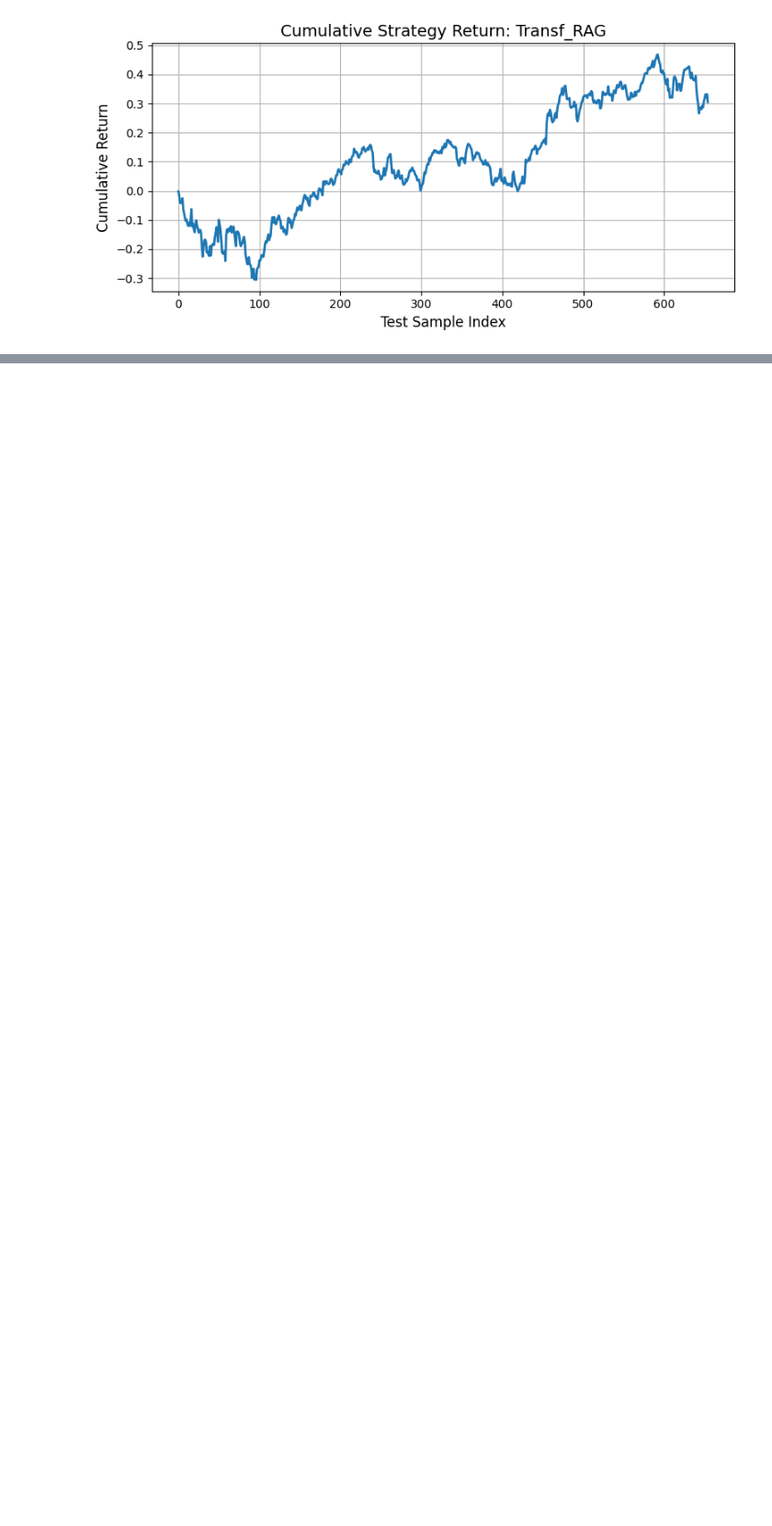
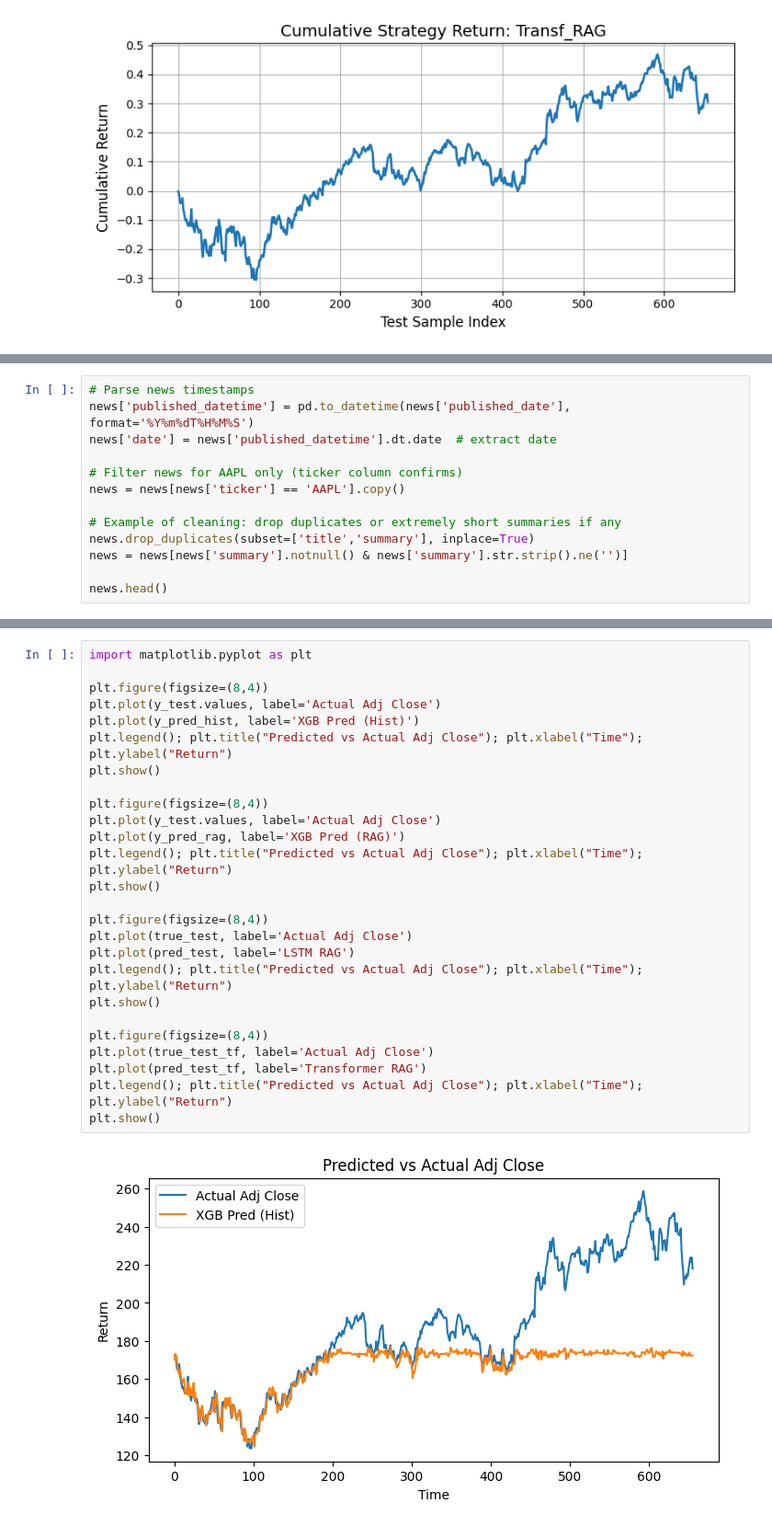
Before and after one commit to ProtonPratt/AmbiguityAssault, a Jupyter notebook: src/baseline/rag_finbert.ipynb, the cells around one changed output, grey strips where cells are left out. Shown at 92% size. Drawn from its saved outputs; the diff is of its cells as text; blank space fills up the shorter version.

Commit message:
Added Xgboost transformer and LSTM for Adj Close

```diff
--- a/src/baseline/rag_finbert.ipynb
+++ b/src/baseline/rag_finbert.ipynb
@@ -501,0 +503,13 @@ data.dropna(inplace=True)
+# %%
+# Parse news timestamps
+news['published_datetime'] = pd.to_datetime(news['published_date'], format='%Y%m%dT%H%M%S')
+news['date'] = news['published_datetime'].dt.date  # extract date
+
+# Filter news for AAPL only (ticker column confirms)
+news = news[news['ticker'] == 'AAPL'].copy()
+
+# Example of cleaning: drop duplicates or extremely short summaries if any
+news.drop_duplicates(subset=['title','summary'], inplace=True)
+news = news[news['summary'].notnull() & news['summary'].str.strip().ne('')]
+
+news.head()
@@ -501,0 +877,28 @@ data.dropna(inplace=True)
+# %%
+import matplotlib.pyplot as plt
+
+plt.figure(figsize=(8,4))
+plt.plot(y_test.values, label='Actual Adj Close')
+plt.plot(y_pred_hist, label='XGB Pred (Hist)')
+plt.legend(); plt.title("Predicted vs Actual Adj Close"); plt.xlabel("Time"); plt.ylabel("Return")
+plt.show()
+
+plt.figure(figsize=(8,4))
+plt.plot(y_test.values, label='Actual Adj Close')
+plt.plot(y_pred_rag, label='XGB Pred (RAG)')
+plt.legend(); plt.title("Predicted vs Actual Adj Close"); plt.xlabel("Time"); plt.ylabel("Return")
+plt.show()
+
+plt.figure(figsize=(8,4))
+plt.plot(true_test, label='Actual Adj Close')
+plt.plot(pred_test, label='LSTM RAG')
+plt.legend(); plt.title("Predicted vs Actual Adj Close"); plt.xlabel("Time"); plt.ylabel("Return")
+plt.show()
+
+plt.figure(figsize=(8,4))
+plt.plot(true_test_tf, label='Actual Adj Close')
+plt.plot(pred_test_tf, label='Transformer RAG')
+plt.legend(); plt.title("Predicted vs Actual Adj Close"); plt.xlabel("Time"); plt.ylabel("Return")
+plt.show()
+# %% [output]
+[figure, added]
```
Also changed, not shown: parts of 15 cells of this notebook.
